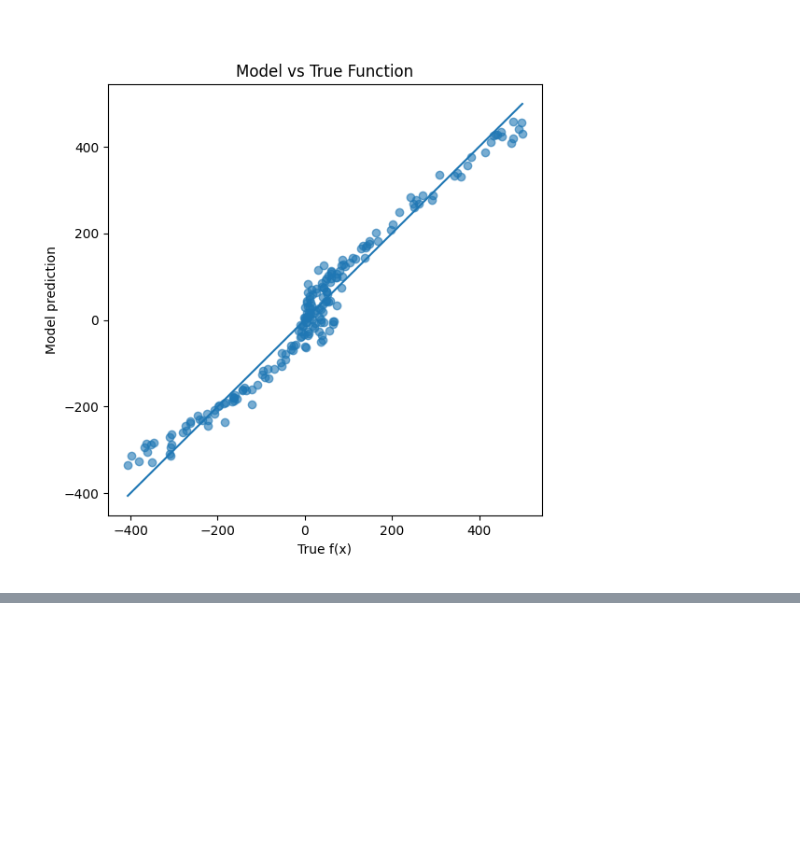
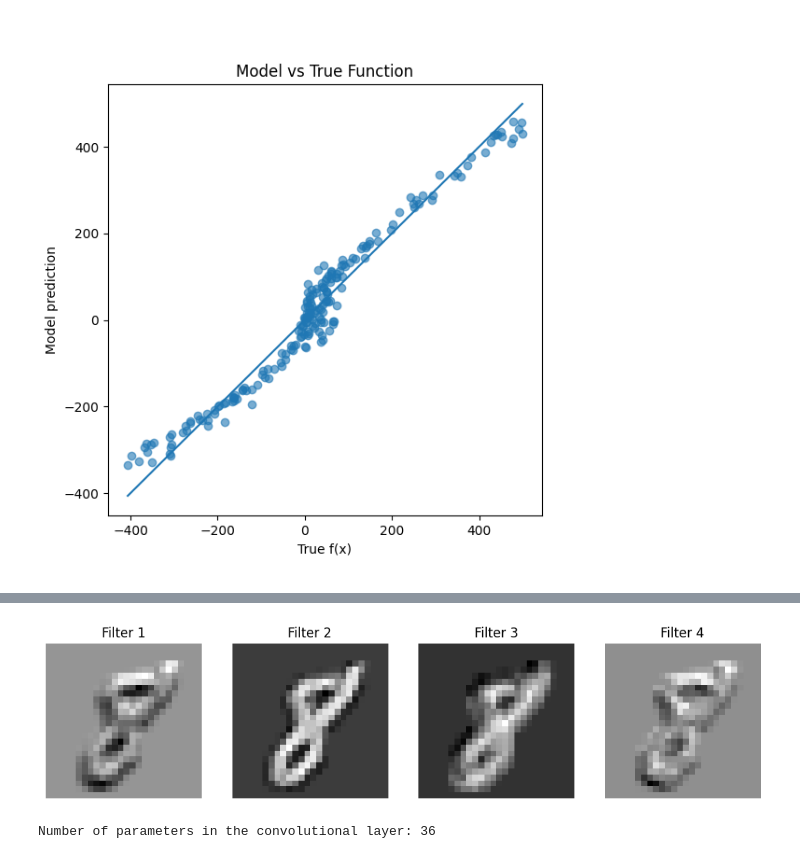
Before and after one commit to JohannesMeyersGit/DS_Notebooks, a Jupyter notebook: Introduction_Statistical_Learning/10_Deep_Learning.ipynb, the cells around one changed output, grey strips where cells are left out. Cells and saved outputs as stored; diff of their text form; code cells hidden in the pictures; blank space fills up the shorter version.

```diff
--- a/Introduction_Statistical_Learning/10_Deep_Learning.ipynb
+++ b/Introduction_Statistical_Learning/10_Deep_Learning.ipynb
@@ -923,0 +1460,48 @@ plt.show()
+# %%
+# lets implement a simple convolutional layer from scratch and visualize the feature maps after applying the convolutional layer to the image
+import numpy as np
+import matplotlib.pyplot as plt
+from torchvision import datasets, transforms
+%matplotlib inline
+# use the same "8" image from the MNIST dataset for this example
+mnist = datasets.MNIST(root='./data', train=True, download=True, transform=transforms.ToTensor())
+for idx in range(len(mnist)):
+    image, label = mnist[idx]
+    if label == 8:
+        img = image.squeeze().numpy()
+        break
+# Define a simple convolutional layer
+class SimpleConvLayer:
+    def __init__(self, num_filters=4, filter_size=3):
+        self.num_filters = num_filters
+        self.filter_size = filter_size
+        # Initialize random filters
+        self.filters = np.random.randn(num_filters, filter_size, filter_size)
+
+    def convolve(self, image):
+        h, w = image.shape
+        output = np.zeros((self.num_filters, h - self.filter_size + 1, w - self.filter_size + 1))
+        for f in range(self.num_filters):
+            for i in range(h - self.filter_size + 1):
+                for j in range(w - self.filter_size + 1):
+                    patch = image[i:i+self.filter_size, j:j+self.filter_size]
+                    output[f, i, j] = np.sum(patch * self.filters[f])
+        return output
+# Create a convolutional layer and apply it to the image
+conv_layer = SimpleConvLayer(num_filters=4, filter_size=3)
+feature_maps = conv_layer.convolve(img)
+# Visualize the feature maps
+fig, axes = plt.subplots(1, conv_layer.num_filters, figsize=(12, 3))
+for i in range(conv_layer.num_filters):
+    axes[i].imshow(feature_maps[i], cmap='gray')
+    axes[i].set_title(f'Filter {i+1}')
+    axes[i].axis('off')
+plt.show()
+
+# now print the number of parameters in the convolutional layer and compare it to the number of parameters in a fully connected layer with the same number of filters and filter size
+# Number of parameters in the convolutional layer
+num_params_conv = conv_layer.num_filters * conv_layer.filter_size * conv_layer.filter_size
+print(f'Number of parameters in the convolutional layer: {num_params_conv}')
+# %% [output]
+[figure, added]
+Number of parameters in the convolutional layer: 36
```
Also changed, not shown: parts of 17 cells of this notebook, 8 other files.
